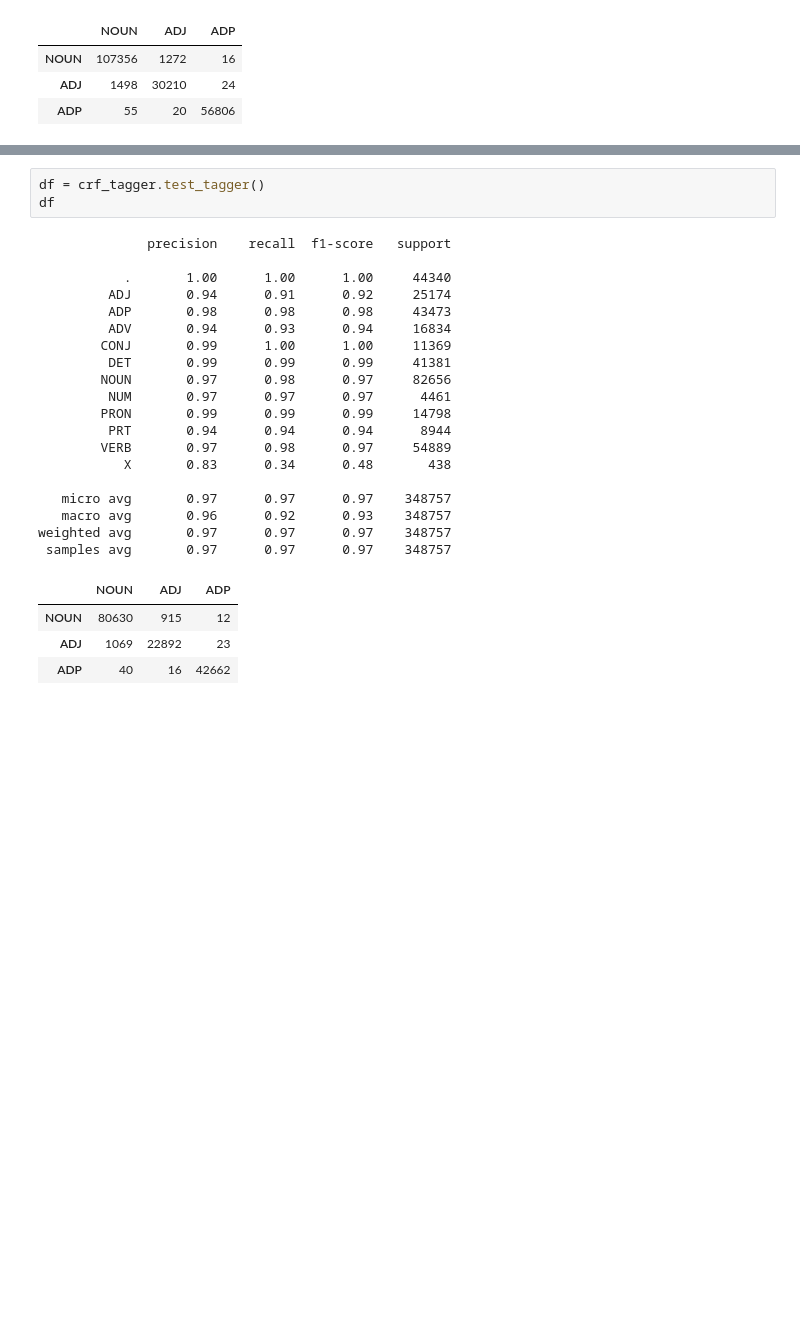
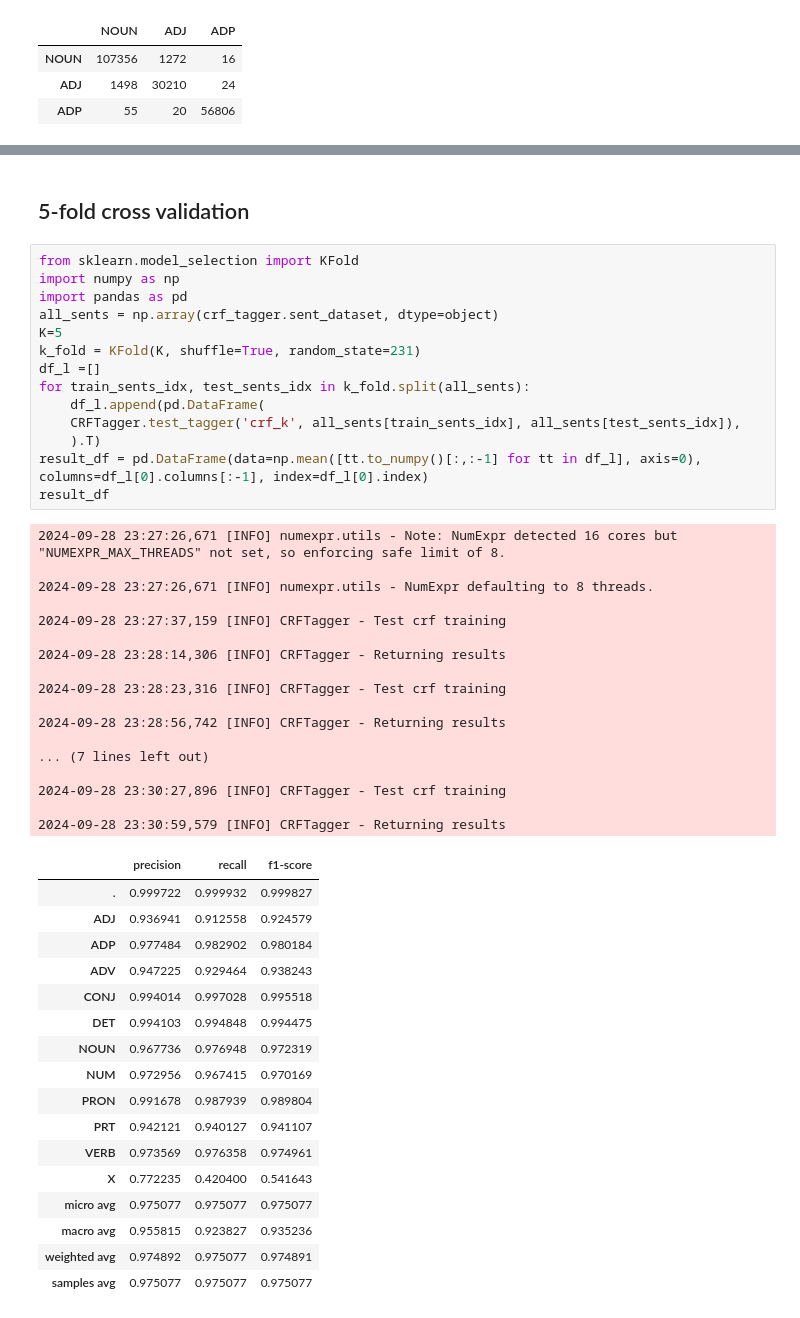
Before and after one commit to Gurupoorna/NLP-tasks, a Jupyter notebook: CRF/CRF-scratch.ipynb, the cells around one changed output, grey strips where cells are left out. Cells and saved outputs as stored; diff of their text form; blank space fills up the shorter version.

```diff
--- a/CRF/CRF-scratch.ipynb
+++ b/CRF/CRF-scratch.ipynb
@@ -198,27 +201,51 @@ crf_tagger.tag("Moses shed crocodile tears when he heard of the volcano.")
-# %%
-df = crf_tagger.test_tagger()
-df
-# %% [output]
-              precision    recall  f1-score   support
-
-           .       1.00      1.00      1.00     44340
-         ADJ       0.94      0.91      0.92     25174
-         ADP       0.98      0.98      0.98     43473
-         ADV       0.94      0.93      0.94     16834
-        CONJ       0.99      1.00      1.00     11369
-         DET       0.99      0.99      0.99     41381
-        NOUN       0.97      0.98      0.97     82656
-         NUM       0.97      0.97      0.97      4461
-        PRON       0.99      0.99      0.99     14798
-         PRT       0.94      0.94      0.94      8944
-        VERB       0.97      0.98      0.97     54889
-           X       0.83      0.34      0.48       438
-
-   micro avg       0.97      0.97      0.97    348757
-   macro avg       0.96      0.92      0.93    348757
-weighted avg       0.97      0.97      0.97    348757
- samples avg       0.97      0.97      0.97    348757
-|  | NOUN | ADJ | ADP |
-| NOUN | 80630 | 915 | 12 |
-| ADJ | 1069 | 22892 | 23 |
-| ADP | 40 | 16 | 42662 |
+# %% [markdown]
+## 5-fold cross validation
+# %%
+from sklearn.model_selection import KFold
+import numpy as np
+import pandas as pd
+all_sents = np.array(crf_tagger.sent_dataset, dtype=object)
+K=5
+k_fold = KFold(K, shuffle=True, random_state=231)
+df_l =[]
+for train_sents_idx, test_sents_idx in k_fold.split(all_sents):
+    df_l.append(pd.DataFrame(
+    CRFTagger.test_tagger('crf_k', all_sents[train_sents_idx], all_sents[test_sents_idx]),
+    ).T)
+result_df = pd.DataFrame(data=np.mean([tt.to_numpy()[:,:-1] for tt in df_l], axis=0), columns=df_l[0].columns[:-1], index=df_l[0].index)
+result_df
+# %% [output]
+2024-09-28 23:27:26,671 [INFO] numexpr.utils - Note: NumExpr detected 16 cores but "NUMEXPR_MAX_THREADS" not set, so enforcing safe limit of 8.
+
+2024-09-28 23:27:26,671 [INFO] numexpr.utils - NumExpr defaulting to 8 threads.
+
+2024-09-28 23:27:37,159 [INFO] CRFTagger - Test crf training
+
+2024-09-28 23:28:14,306 [INFO] CRFTagger - Returning results
+
+2024-09-28 23:28:23,316 [INFO] CRFTagger - Test crf training
+
+2024-09-28 23:28:56,742 [INFO] CRFTagger - Returning results
+
+... (7 lines left out)
+
+2024-09-28 23:30:27,896 [INFO] CRFTagger - Test crf training
+
+2024-09-28 23:30:59,579 [INFO] CRFTagger - Returning results
+|  | precision | recall | f1-score |
+| . | 0.999722 | 0.999932 | 0.999827 |
+| ADJ | 0.936941 | 0.912558 | 0.924579 |
+| ADP | 0.977484 | 0.982902 | 0.980184 |
+| ADV | 0.947225 | 0.929464 | 0.938243 |
+| CONJ | 0.994014 | 0.997028 | 0.995518 |
+| DET | 0.994103 | 0.994848 | 0.994475 |
+| NOUN | 0.967736 | 0.976948 | 0.972319 |
+| NUM | 0.972956 | 0.967415 | 0.970169 |
+| PRON | 0.991678 | 0.987939 | 0.989804 |
+| PRT | 0.942121 | 0.940127 | 0.941107 |
+| VERB | 0.973569 | 0.976358 | 0.974961 |
+| X | 0.772235 | 0.420400 | 0.541643 |
+| micro avg | 0.975077 | 0.975077 | 0.975077 |
+| macro avg | 0.955815 | 0.923827 | 0.935236 |
+| weighted avg | 0.974892 | 0.975077 | 0.974891 |
+| samples avg | 0.975077 | 0.975077 | 0.975077 |
```
Also changed, not shown: parts of 4 cells of this notebook, 6 other files.
